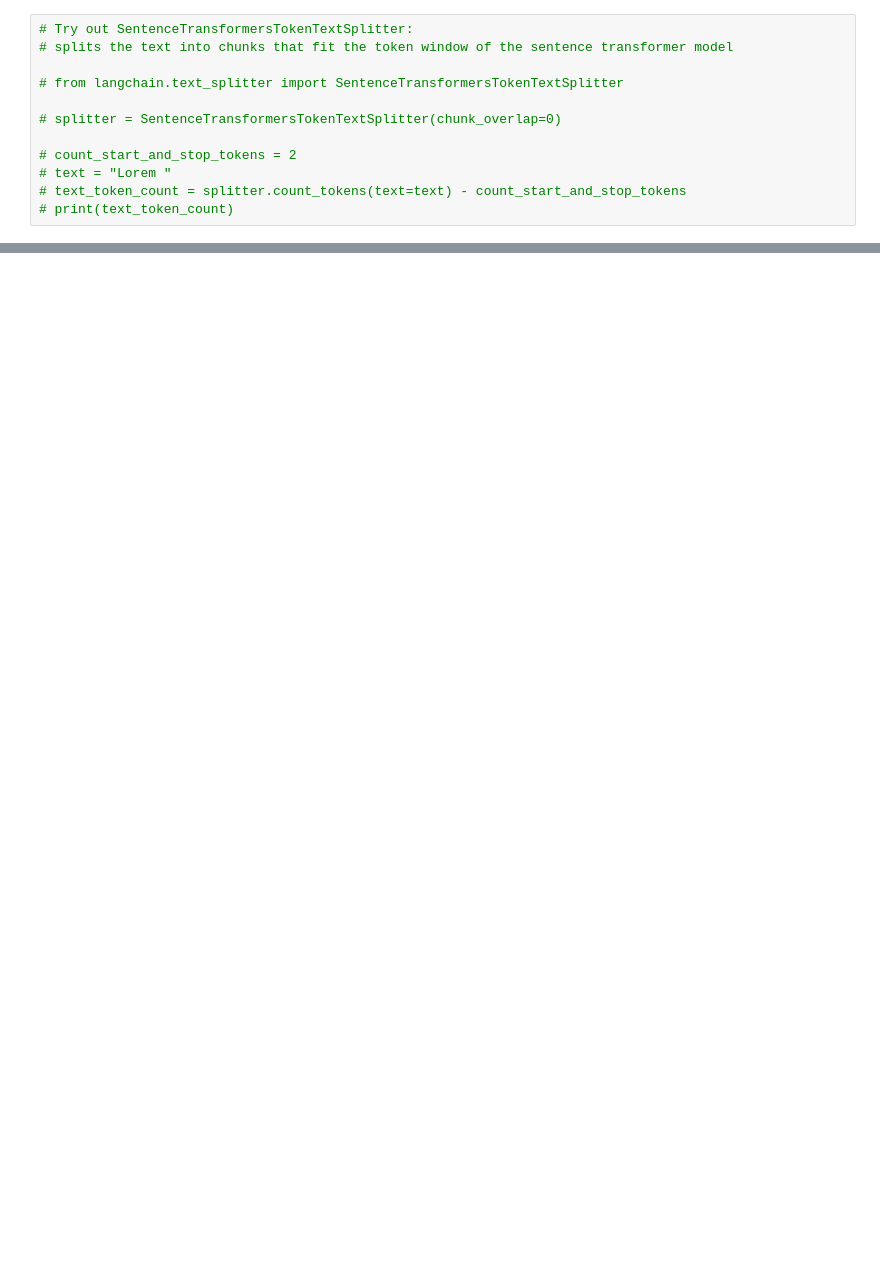
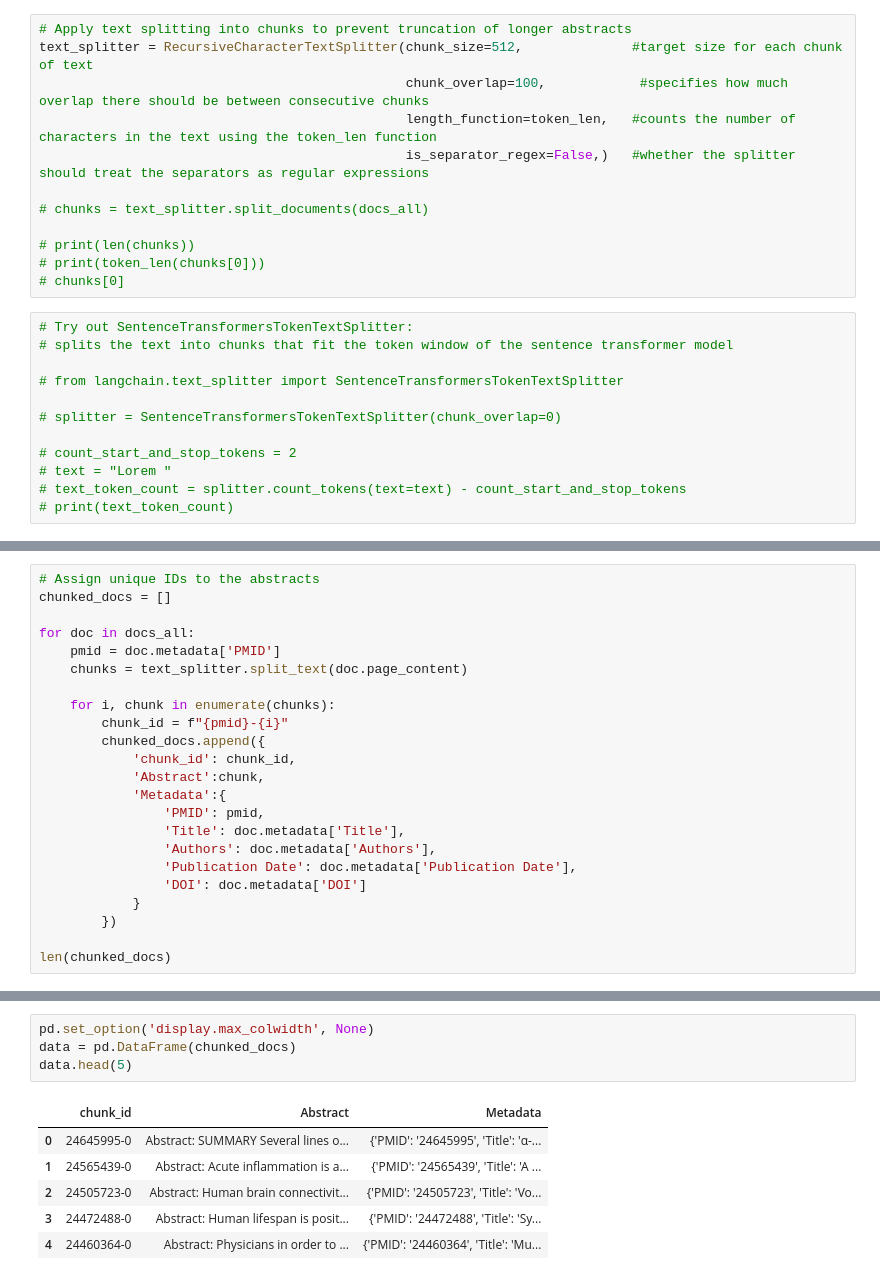
Before and after one commit to Matteo-Malve/RAGMedAssist-INLPT-WS2023, a Jupyter notebook: project/retrieval/semantic_doc_retriever.ipynb, the cells around one changed output, grey strips where cells are left out. Saved outputs shown, nothing was run; the diff lists cells and outputs as text; blank space fills up the shorter version.

```diff
--- a/project/retrieval/semantic_doc_retriever.ipynb
+++ b/project/retrieval/semantic_doc_retriever.ipynb
@@ -45,3 +109,15 @@ Document(page_content='Abstract: SUMMARY Several lines of evidence support the i
+# %%
+# Apply text splitting into chunks to prevent truncation of longer abstracts
+text_splitter = RecursiveCharacterTextSplitter(chunk_size=512,              #target size for each chunk of text
+                                               chunk_overlap=100,            #specifies how much overlap there should be between consecutive chunks
+                                               length_function=token_len,   #counts the number of characters in the text using the token_len function
+                                               is_separator_regex=False,)   #whether the splitter should treat the separators as regular expressions
+
+# chunks = text_splitter.split_documents(docs_all)
+
+# print(len(chunks))
+# print(token_len(chunks[0]))
+# chunks[0]
 # %%
 # Try out SentenceTransformersTokenTextSplitter:
 # splits the text into chunks that fit the token window of the sentence transformer model
@@ -96,0 +133,23 @@ np.save("../embeddings/biobert_embeddings.npy", embeddings_array)
+# %%
+# Assign unique IDs to the abstracts
+chunked_docs = []
+
+for doc in docs_all:
+    pmid = doc.metadata['PMID']
+    chunks = text_splitter.split_text(doc.page_content)
+
+    for i, chunk in enumerate(chunks):
+        chunk_id = f"{pmid}-{i}"
+        chunked_docs.append({
+            'chunk_id': chunk_id,
+            'Abstract':chunk,
+            'Metadata':{
+                'PMID': pmid,
+                'Title': doc.metadata['Title'],
+                'Authors': doc.metadata['Authors'],
+                'Publication Date': doc.metadata['Publication Date'],
+                'DOI': doc.metadata['DOI']
+            }
+        })
+
+len(chunked_docs)
@@ -96,0 +168,11 @@ np.save("../embeddings/biobert_embeddings.npy", embeddings_array)
+# %%
+pd.set_option('display.max_colwidth', None)
+data = pd.DataFrame(chunked_docs)
+data.head(5)
+# %% [output]
+|  | chunk_id | Abstract | Metadata |
+| 0 | 24645995-0 | Abstract: SUMMARY Several lines o... | {'PMID': '24645995', 'Title': 'α-... |
+| 1 | 24565439-0 | Abstract: Acute inflammation is a... | {'PMID': '24565439', 'Title': 'A ... |
+| 2 | 24505723-0 | Abstract: Human brain connectivit... | {'PMID': '24505723', 'Title': 'Vo... |
+| 3 | 24472488-0 | Abstract: Human lifespan is posit... | {'PMID': '24472488', 'Title': 'Sy... |
+| 4 | 24460364-0 | Abstract: Physicians in order to ... | {'PMID': '24460364', 'Title': 'Mu... |
```
Also changed, not shown: parts of 26 cells of this notebook.
